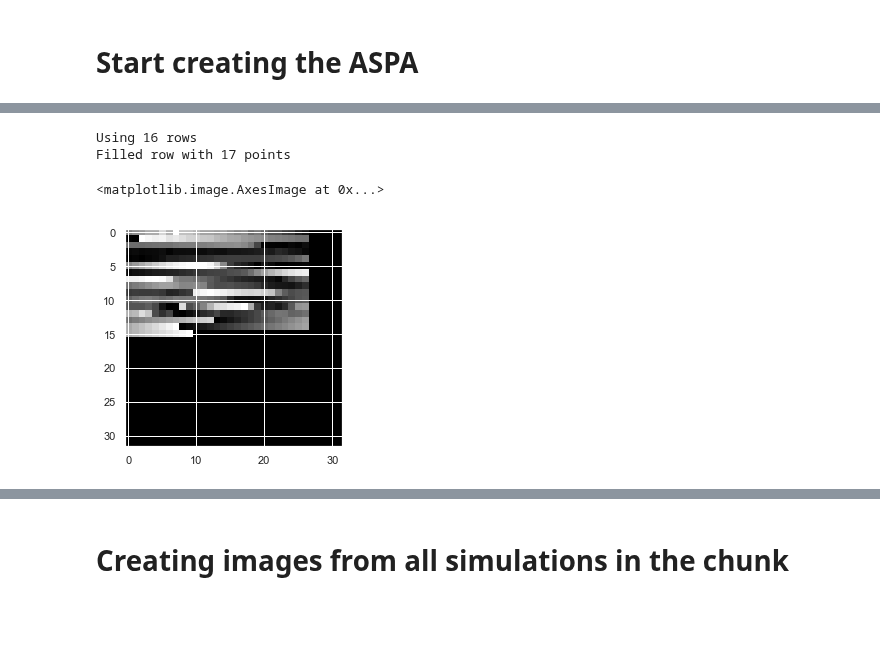
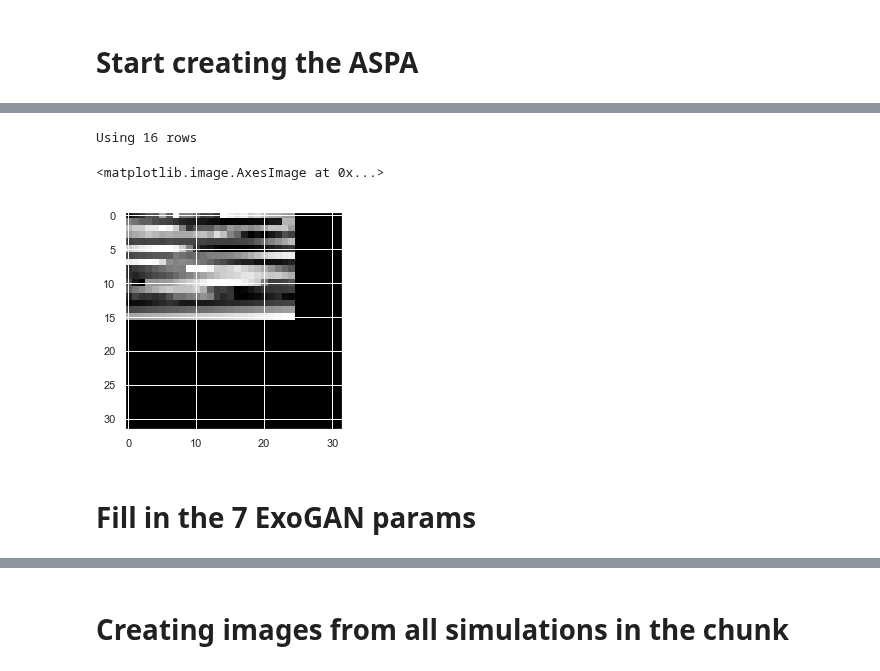
Before and after one commit to deKeijzer/SRON-DCGAN, a Jupyter notebook: notebooks/dict to ASPA v2.ipynb, the cells around one changed output, grey strips where cells are left out. Cells and saved outputs as stored; diff of their text form; code cells hidden in the pictures; blank space fills up the shorter version.

```diff
--- a/notebooks/dict to ASPA v2.ipynb
+++ b/notebooks/dict to ASPA v2.ipynb
@@ -30,9 +32,12 @@ sns.set()
 # %%
 dir_ = '/datb/16011015/ExoGAN_data//'
 
-X = load_all_to_array(dir_, 'chunck_98.pkgz')
+X = np.load(dir_+'selection/last_chunks_25_percent.npy')
+X = X.flatten()
 
 np.random.seed(23) # Set seed for the np.random functions
 
 # Shuffle X along the first axis to make the order of simulations random
 np.random.shuffle(X) # note that X = np.rand.... isn't required
+
+len(X)
@@ -160,10 +167,17 @@ plt.imshow(image, cmap='gray')
 # %% [markdown]
 ## Load data, combine $(R_p/R_s)^2$ with the wavelength
 # %%
-i = 50
+i = np.random.randint(0,len(X))
 x = X[i] # select a dict from X
 
 
 wavelengths = pd.read_csv(dir_+'wnw_grid.txt', header=None).values
 spectrum = x['data']['spectrum']
 spectrum = np.expand_dims(spectrum, axis=1) # change shape from (515,) to (515,1)
+params = x['param']
+
+for param in params:
+    if 'mixratio' in param:
+        params[param] = np.log(np.abs(params[param])) # transform mixratio's because they are generated on logarithmic scale
+
+params
@@ -169,0 +194,9 @@ spectrum = np.expand_dims(spectrum, axis=1) # change shape from (515,) to (515,1
+# %%
+# Min max values from training set, in the same order as params above: planet mass, temp, .... co mixratio.
+min_values = [1.518e26, 1e3, -18.42, 5.593e7, -18.42, -18.42, -18.42]
+max_values = [3.796e27, 2e3, -2.303, 1.049e8, -2.306, -2.306, -2.306]
+
+for i,param in enumerate(params):
+    params[param] = scale_param(params[param], min_values[i], max_values[i])
+
+params
@@ -226,14 +268,14 @@ Text(0, 0.5, '$(R_P / R_S)^2$')
 ## Split the spectrum in bins
 # %%
 # Could loop this, but right now this is more visual
-bin1 = data[data.x <= 0.4]
-bin2 = data[(data.x > 0.4) & (data.x <= 0.5)] # select data between 2 and 4 micron
-bin3 = data[(data.x > 0.5) & (data.x <= 0.9)]
-bin4 = data[(data.x > 0.9) & (data.x <= 1.5)]
-bin5 = data[(data.x > 1.5) & (data.x <= 4)]
-bin6 = data[(data.x > 4) & (data.x <= 6)]
-bin7 = data[(data.x > 6) & (data.x <= 14)]
-bin8 = data[data.x > 12]
+bin1 = data[data.x <= 0.8]
+bin2 = data[(data.x > 0.8) & (data.x <= 1.3)] # select data between 2 and 4 micron
+bin3 = data[(data.x > 1.3) & (data.x <= 2)]
+bin4 = data[(data.x > 2) & (data.x <= 4)]
+bin5 = data[(data.x > 4) & (data.x <= 6)]
+bin6 = data[(data.x > 6) & (data.x <= 10)]
+bin7 = data[(data.x > 10) & (data.x <= 14)]
+bin8 = data[data.x > 14]
 
 bin1.head()
 # %% [output]
@@ -314,26 +356,27 @@ import math
 # %%
 aspa = np.zeros((32,32))
 
-row_length = 27 # amount of pixels used per row
+row_length = 25 # amount of pixels used per row
 n_rows = math.ceil(len(spectrum_scaled) / row_length) # amount of rows the spectrum needs in the aspa, so for 415 data points, 415/32=12.96 -> 13 rows
 print('Using %s rows' % n_rows)
 
 for i in range(n_rows): # for i in
 
     start = i*row_length
     stop = start+row_length
     spec = spectrum_scaled[start:stop]
 
     if len(spec) != row_length:
         n_missing_points = row_length-len(spec)
         spec = np.append(spec, [0 for _ in range(n_missing_points)]) # for last row, if length != 32, fill remaining with 0's
         print('Filled row with %s points' % n_missing_points)
 
     aspa[i, :row_length] = spec
 
 plt.imshow(aspa, cmap='gray')
 # %% [output]
 Using 16 rows
-Filled row with 17 points
 <matplotlib.image.AxesImage at 0x...>
-[figure, old version]
+[figure, new version]
+# %% [markdown]
+# Fill in the 7 ExoGAN params
```
Also changed, not shown: parts of 39 cells of this notebook, 8 other files.
